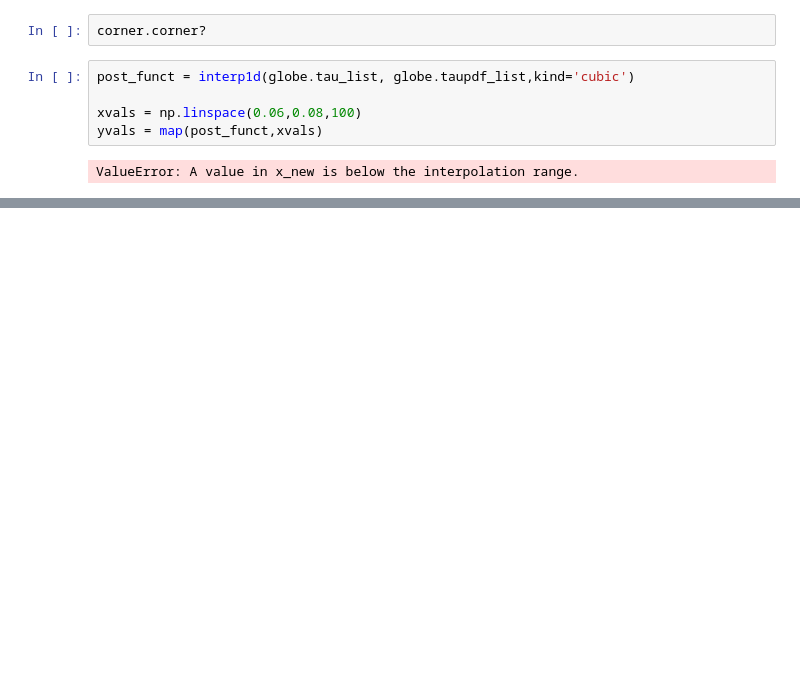
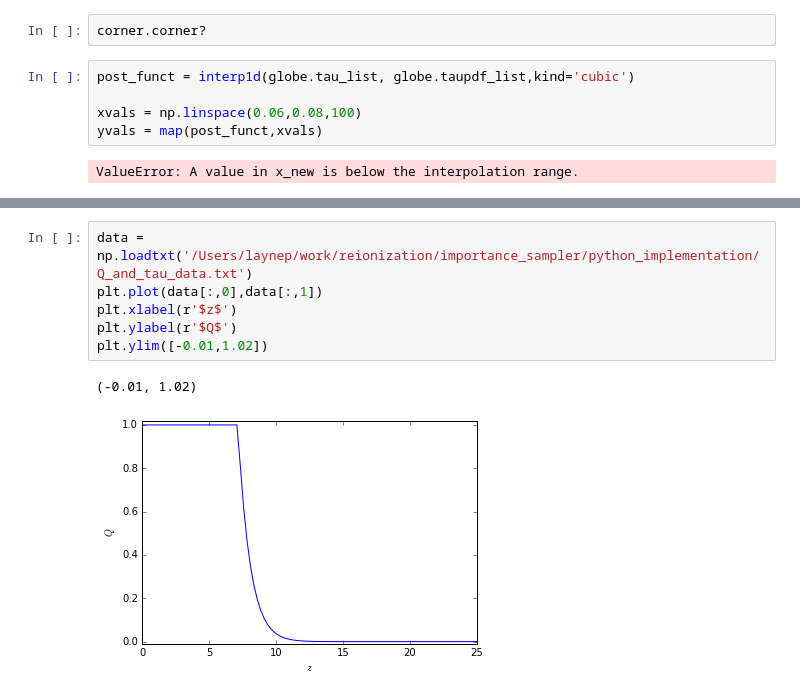
Before and after one commit to laynep/tau_calc_reion, a Jupyter notebook: tau_sampler.ipynb, the cells around one changed output, grey strips where cells are left out. Cells and saved outputs as stored; diff of their text form; blank space fills up the shorter version.

```diff
--- a/tau_sampler.ipynb
+++ b/tau_sampler.ipynb
@@ -555,0 +574,9 @@ sampler.sample?
+# %%
+data = np.loadtxt('/Users/laynep/work/reionization/importance_sampler/python_implementation/Q_and_tau_data.txt')
+plt.plot(data[:,0],data[:,1])
+plt.xlabel(r'$z$')
+plt.ylabel(r'$Q$')
+plt.ylim([-0.01,1.02])
+# %% [output]
+(-0.01, 1.02)
+[figure, added]
```
Also changed, not shown: parts of 9 cells of this notebook, 5 other files.
